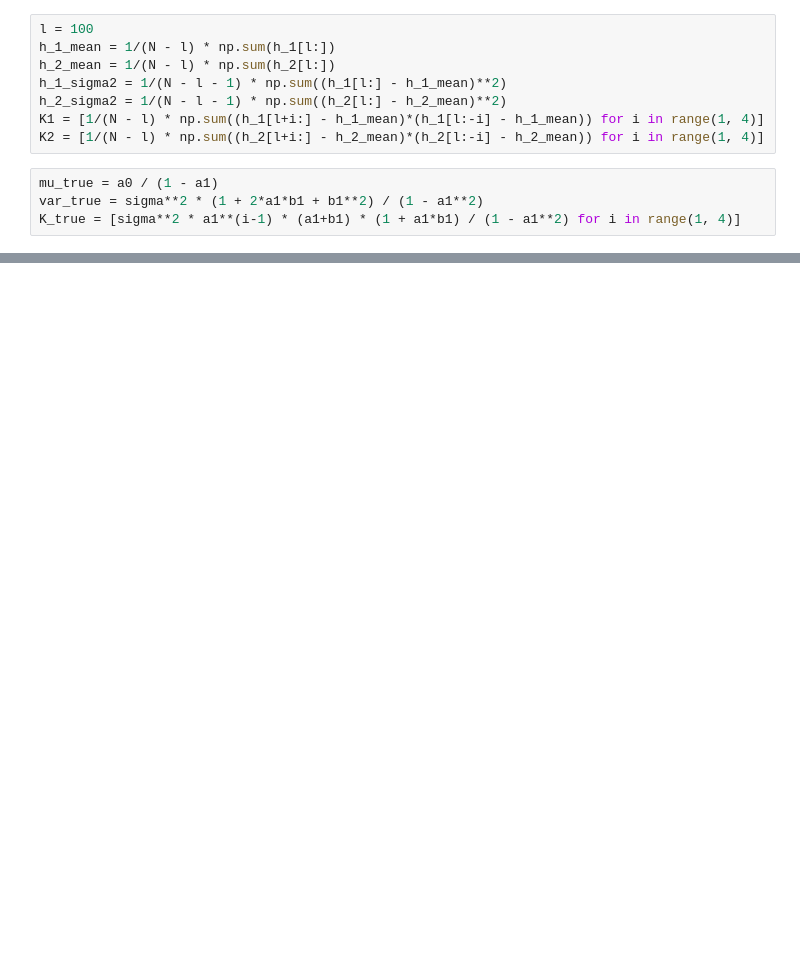
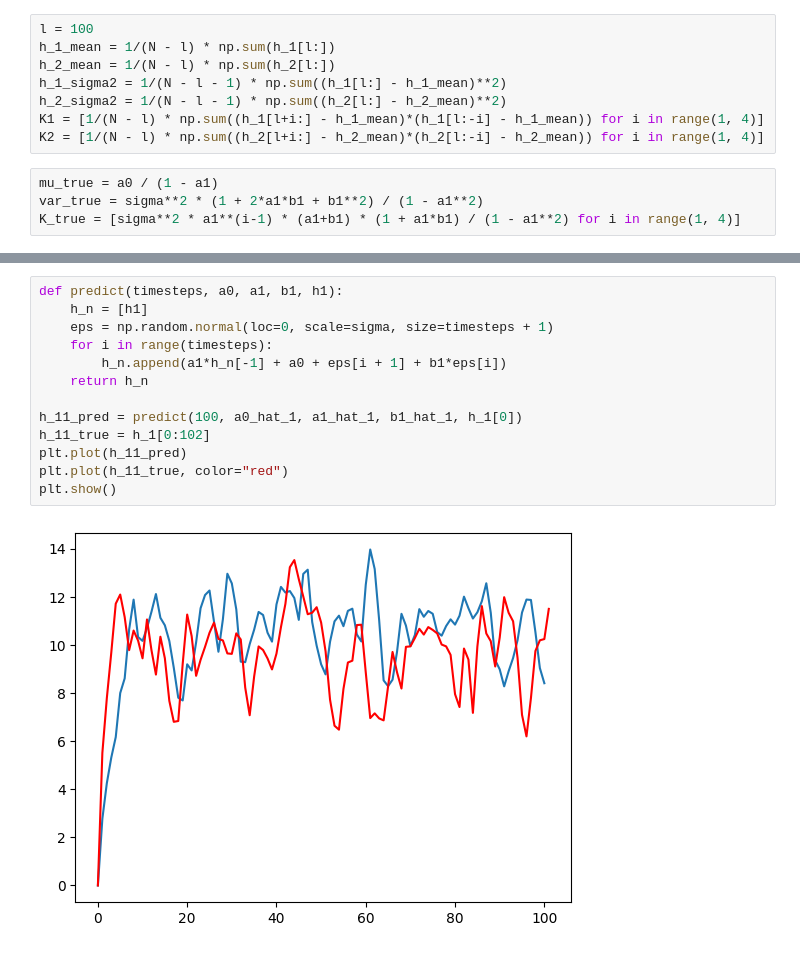
Before and after one commit to romkaimp/MS, a Jupyter notebook: SA_SDU/dz2.ipynb, the cells around one changed output, grey strips where cells are left out. Cells and saved outputs as stored; diff of their text form; blank space fills up the shorter version.

Commit message:
prediction

```diff
--- a/SA_SDU/dz2.ipynb
+++ b/SA_SDU/dz2.ipynb
@@ -76,0 +79,15 @@ h2:
+# %%
+def predict(timesteps, a0, a1, b1, h1):
+    h_n = [h1]
+    eps = np.random.normal(loc=0, scale=sigma, size=timesteps + 1)
+    for i in range(timesteps):
+        h_n.append(a1*h_n[-1] + a0 + eps[i + 1] + b1*eps[i])
+    return h_n
+
+h_11_pred = predict(100, a0_hat_1, a1_hat_1, b1_hat_1, h_1[0])
+h_11_true = h_1[0:102]
+plt.plot(h_11_pred)
+plt.plot(h_11_true, color="red")
+plt.show()
+# %% [output]
+[figure, added]
```
Also changed, not shown: parts of 3 cells of this notebook, 3 other files.
